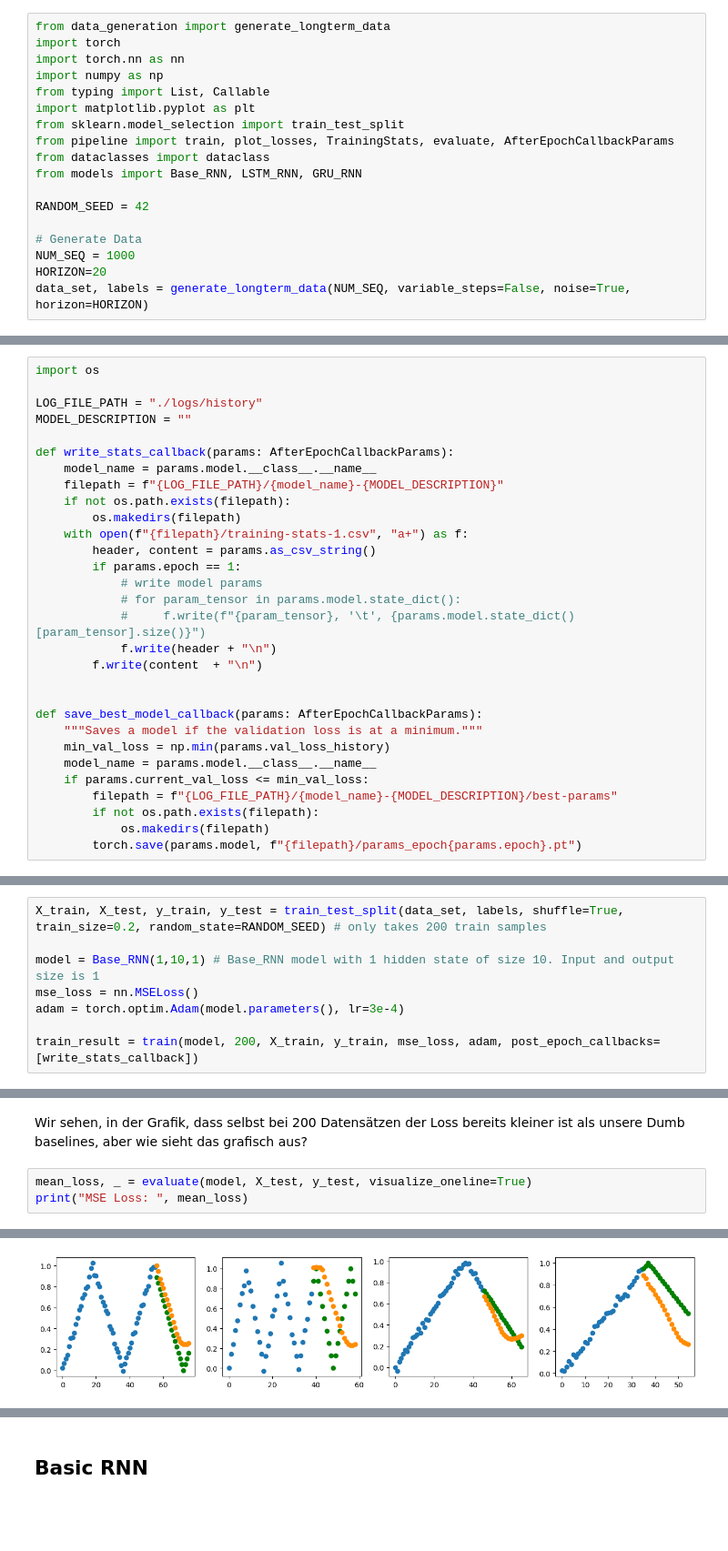
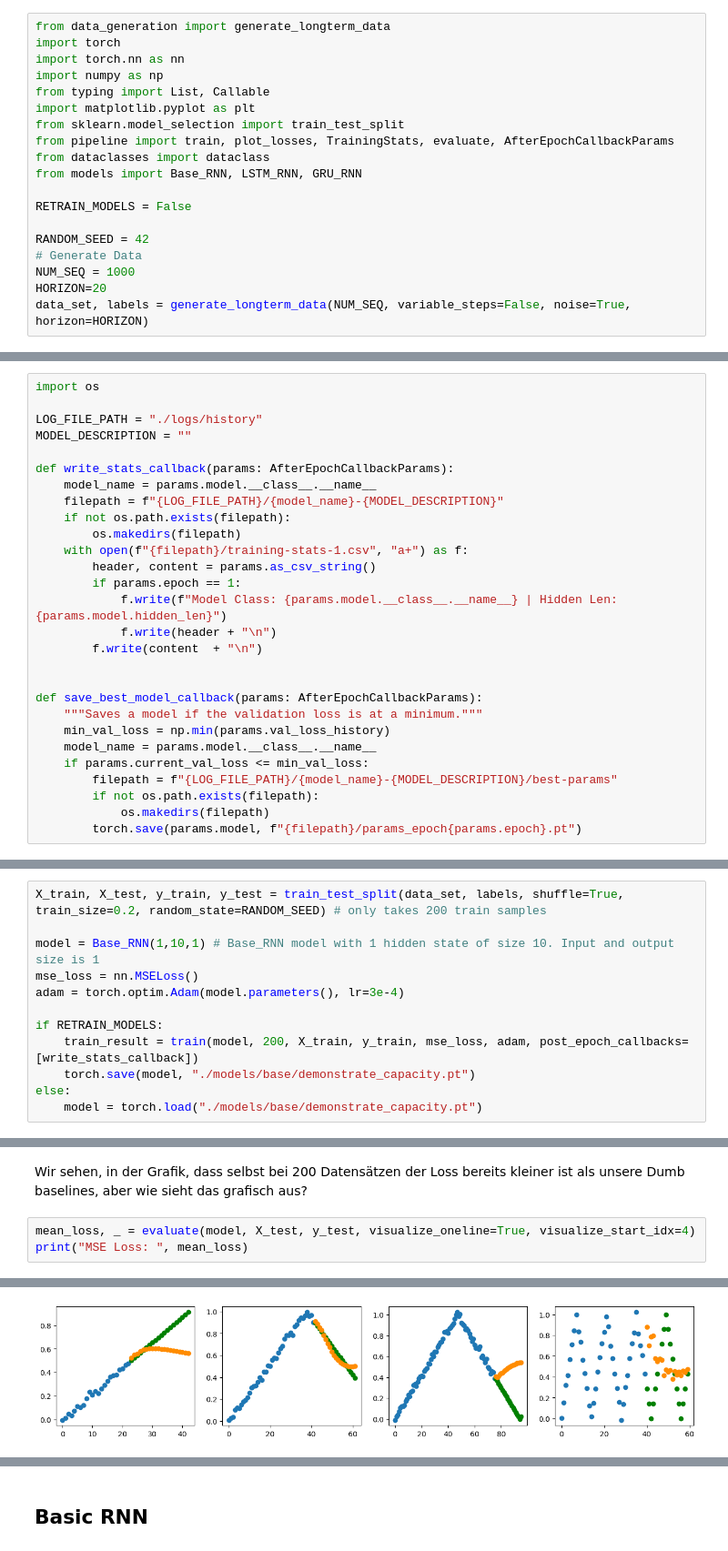
Before and after one commit to Tobilence/DMML_RNN, a Jupyter notebook: Horizon_forecast.ipynb, the cells around one changed output, grey strips where cells are left out. Shown: that part at 91% size. Saved outputs shown, nothing was run; the diff lists cells and outputs as text; blank space fills up the shorter version.

```diff
--- a/Horizon_forecast.ipynb
+++ b/Horizon_forecast.ipynb
@@ -14,8 +14,9 @@ from pipeline import train, plot_losses, TrainingStats, evaluate, AfterEpochCall
 from dataclasses import dataclass
 from models import Base_RNN, LSTM_RNN, GRU_RNN
 
+RETRAIN_MODELS = False
+
 RANDOM_SEED = 42
-
 # Generate Data
 NUM_SEQ = 1000
 HORIZON=20
@@ -147,9 +140,7 @@ def write_stats_callback(params: AfterEpochCallbackParams):
     with open(f"{filepath}/training-stats-1.csv", "a+") as f:
         header, content = params.as_csv_string()
         if params.epoch == 1:
-            # write model params
-            # for param_tensor in params.model.state_dict():
-            #     f.write(f"{param_tensor}, '\t', {params.model.state_dict()[param_tensor].size()}")
+            f.write(f"Model Class: {params.model.__class__.__name__} | Hidden Len: {params.model.hidden_len}")
             f.write(header + "\n")
         f.write(content  + "\n")
 
@@ -176,4 +167,8 @@ model = Base_RNN(1,10,1) # Base_RNN model with 1 hidden state of size 10. Input
 mse_loss = nn.MSELoss()
 adam = torch.optim.Adam(model.parameters(), lr=3e-4)
 
-train_result = train(model, 200, X_train, y_train, mse_loss, adam, post_epoch_callbacks=[write_stats_callback])
+if RETRAIN_MODELS:
+    train_result = train(model, 200, X_train, y_train, mse_loss, adam, post_epoch_callbacks=[write_stats_callback])
+    torch.save(model, "./models/base/demonstrate_capacity.pt")
+else:
+    model = torch.load("./models/base/demonstrate_capacity.pt")
@@ -183,6 +175,6 @@ Finished epoch 200 of 200. Avg Training Loss: 0.041467 ; Avg Val Loss: 0.043034
 # %% [markdown]
 Wir sehen, in der Grafik, dass selbst bei 200 Datensätzen der Loss bereits kleiner ist als unsere Dumb baselines, aber wie sieht das grafisch aus?
 # %%
-mean_loss, _ = evaluate(model, X_test, y_test, visualize_oneline=True)
+mean_loss, _ = evaluate(model, X_test, y_test, visualize_oneline=True, visualize_start_idx=4)
 print("MSE Loss: ", mean_loss)
 # %% [output]
@@ -190,2 +182,2 @@ MSE Loss:  0.045797825
-[figure, old version]
+[figure, new version]
 # %% [markdown]
```
Also changed, not shown: parts of 36 cells of this notebook.
